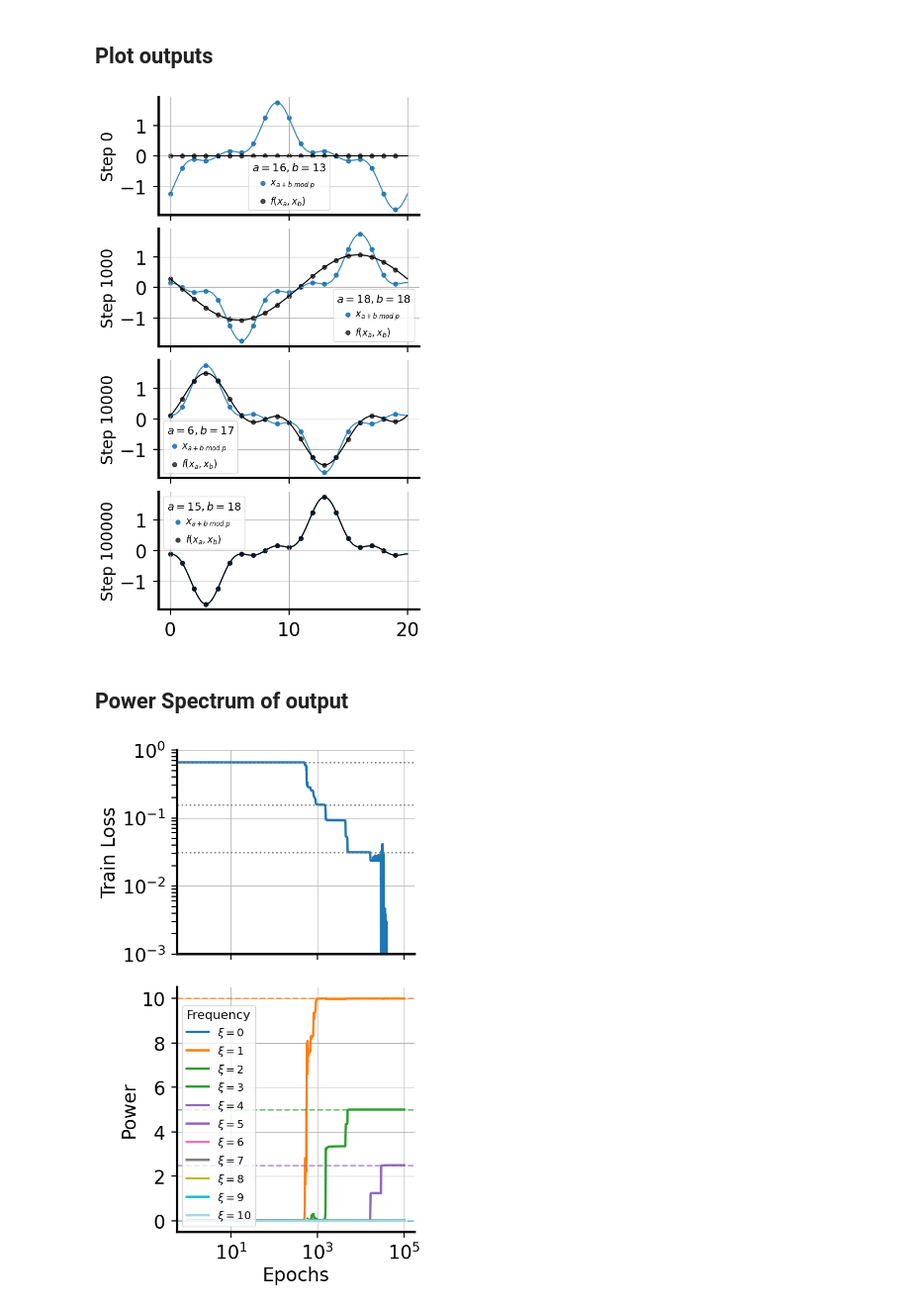
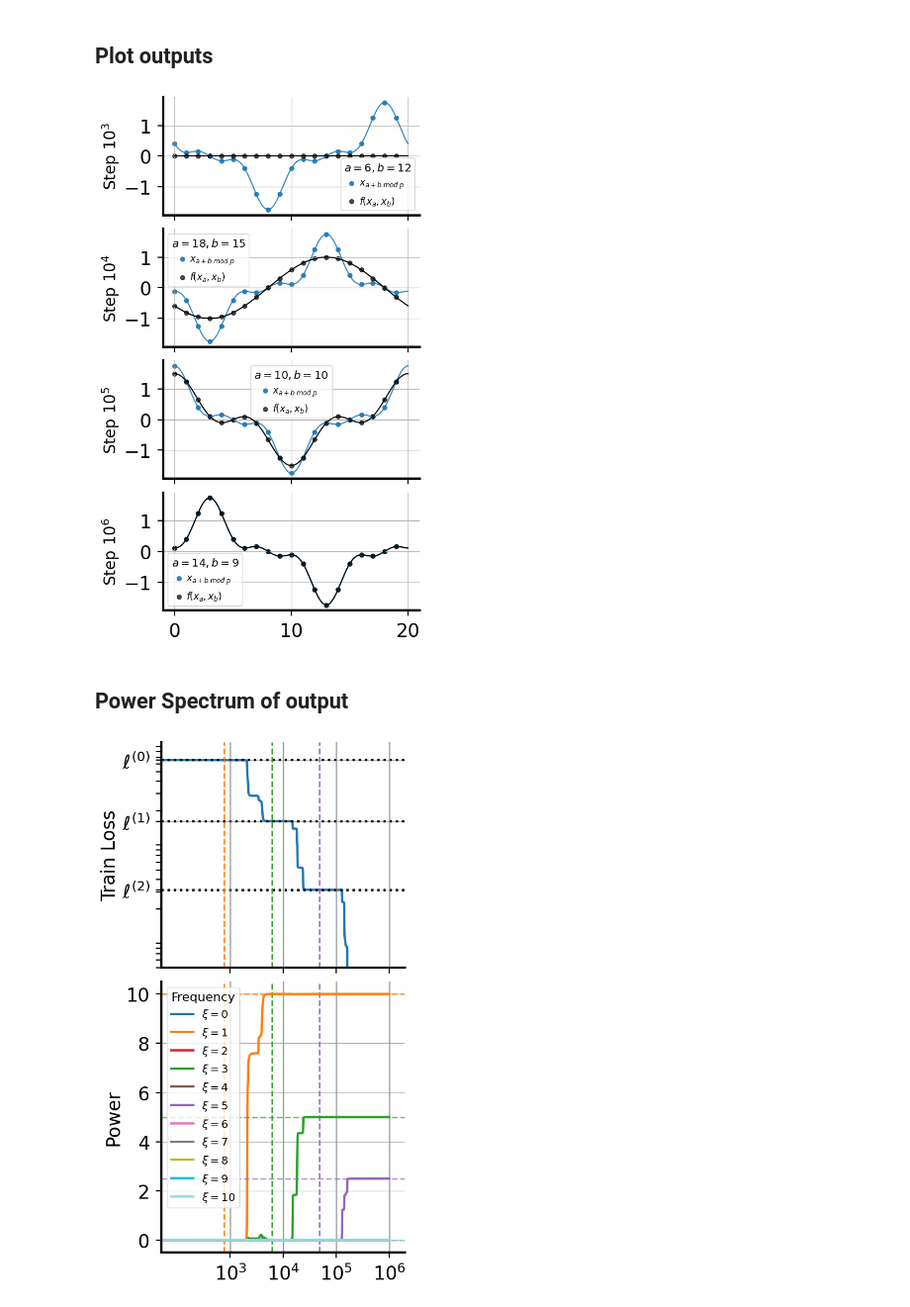
Before and after one commit to danielkunin/alternating-gradient-flows, a Jupyter notebook: modular arithmetic.ipynb, the cells around one changed output. Shown at 99% size. Saved outputs shown, nothing was run; the diff lists cells and outputs as text; code cells hidden in the pictures.

Commit message:
update figure

```diff
--- a/modular arithmetic.ipynb
+++ b/modular arithmetic.ipynb
@@ -349,7 +362,7 @@ power = power[sorted_idx]
 freq = freq[sorted_idx]
 
 # Colors by frequency
-highlight_colors = {1: 'tab:orange', 3: 'tab:green', 5: 'tab:red'}
+highlight_colors = {1: 'tab:orange', 3: 'tab:green', 5: 'tab:purple'}
 default_color = 'gray'
 
 # Horizontal lines for alpha_k
@@ -358,7 +371,7 @@ coef = 1 / p  # from PyTorch MSE reduction
 for k, alpha in enumerate(alpha_values):
     f = freq[k]
     color = highlight_colors.get(f, default_color)
-    ax.axhline(y=coef * alpha, color='gray', linestyle='dotted', linewidth=2)
+    ax.axhline(y=coef * alpha, color=color, linestyle='dotted', linewidth=2)
 
 # Vertical lines for tau_k
 theta0 = np.sqrt(2) * model.init_scale
@@ -384,7 +397,7 @@ import matplotlib.gridspec as gridspec
 
 # Steps and corresponding highlighted frequencies
 
-steps = [0, 1000, 10000, epochs-1]
+steps = [1000, 10000, 100000, epochs-1]
 highlight_freqs_list = [[], [1], [3], [5]]
 
 num_rows, num_cols = len(steps), 3
@@ -417,7 +430,9 @@ for row, index in enumerate(steps):
         manual_colors = {
             0: 'tab:blue',
             1: 'tab:orange',
+            2: 'tab:red',
             3: 'tab:green',
+            4: 'tab:brown',
             5: 'tab:purple',
         }
         freq_colors = [manual_colors.get(i, cmap(i)) for i in range(num_freqs)]
@@ -436,7 +451,7 @@ for row, index in enumerate(steps):
         interpolate(ax, w, color=color, continuous=True, alpha=alpha)
         ax.scatter(np.arange(p), w, color=color, s=10, alpha=alpha)
     if row == 0: ax.set_title("Weights", fontsize=24)
-    ax.set_ylabel(f"Step {index}",  fontsize=20)
+    ax.set_ylabel(fr"Step $10^{{{int(np.log10(index))}}}$", fontsize=20)
     style_axes(ax)
     if row < num_rows - 1:
         ax.tick_params(labelbottom=False)
@@ -472,13 +487,16 @@ for row, index in enumerate(steps):
         alpha = 0.9 if not highlight_freqs or dom_idx in highlight_freqs else 0.1
         ax.plot([phase, phase], [0, norm], color=color, linewidth=2, alpha=alpha)
         ax.scatter(phase, norm, color=color, s=40, alpha=alpha)
+        angles = np.arange(0, 360, 45)
+        ax.set_thetagrids(angles, [f"{a}°" if a in [45,135,225,315] else "" for a in angles])
+        ax.set_yticklabels([])
     if row == 0: ax.set_title("Phase", fontsize=24)
 
 # Shift polar plots left to reduce whitespace
 for row in range(num_rows):
     ax = axes[row, 2]
     pos = ax.get_position()
-    ax.set_position([pos.x0 - 0.135, pos.y0 - 0.1, pos.width, pos.height])
+    ax.set_position([pos.x0 - 0.135, pos.y0, pos.width, pos.height])
 
 plt.savefig("W-weights.pdf", bbox_inches='tight')
 # %% [output]
@@ -489,7 +507,7 @@ plt.savefig("W-weights.pdf", bbox_inches='tight')
 import matplotlib.pyplot as plt
 
 # Choose time steps to visualize
-steps_to_show = [0, 1000, 10000, epochs-1]
+steps_to_show = [1000, 10000, 100000, epochs-1]
 num_samples = 1  # how many examples to plot per row
 p = Y_tensor.shape[1]
 x = np.arange(p)
@@ -522,7 +540,7 @@ for row, step in enumerate(steps_to_show):
         ax.scatter(x, preds[i], color='k', s=30, alpha=0.7, label=label_pred)
 
     style_axes(ax)
-    ax.set_ylabel(f"Step {step}", fontsize=20)
+    ax.set_ylabel(fr"Step $10^{{{int(np.log10(step))}}}$", fontsize=20)
 
     # Only bottom row gets x-ticks
     if row < len(steps_to_show) - 1:
@@ -534,7 +552,7 @@ for row, step in enumerate(steps_to_show):
 plt.tight_layout()
 plt.savefig("predictions.pdf", bbox_inches='tight')
 # %% [output]
-[figure, old version]
+[figure, new version]
 # %% [markdown]
 ## Power Spectrum of output
 # %%
@@ -570,7 +588,9 @@ colors = [cmap(i) for i in range(num_freqs)]
 manual_colors = {
     0: 'tab:blue',
     1: 'tab:orange',
+    2: 'tab:red',
     3: 'tab:green',
+    4: 'tab:brown',
     5: 'tab:purple',
 }
 colors = [manual_colors.get(i, cmap(i)) for i in range(num_freqs)]
@@ -599,39 +619,50 @@ fig, (ax1, ax2) = plt.subplots(2, 1, figsize=(6, 10), sharex=True, height_ratios
 ax1.plot(loss_history, lw=3, color='tab:blue', label='Train Loss')
 ax1.set_yscale('log')
 ax1.set_ylabel("Train Loss", fontsize=24)
 ax1.tick_params(labelbottom=False)
 ax1.set_xticklabels([])
 
 for k, alpha in enumerate(alpha_values):
-    color = colors[k]
-    ax1.axhline(y=coef * alpha, color='grey', linestyle='dotted', linewidth=2)
-# for k, tau in enumerate(tau_values):
-#     color = colors[k + 1]
-#     ax1.axvline(x=tau / step_size, color=color, linestyle='dashed', linewidth=2)
+    color = colors[freq[k]]
+    ax1.axhline(y=coef * alpha, color='black', linestyle='dotted', linewidth=3)
+for k, tau in enumerate(tau_values):
+    color = colors[freq[k]]
+    ax1.axvline(x=tau / step_size, color=color, linestyle='dashed', linewidth=2)
+    ax2.axvline(x=tau / step_size, color=color, linestyle='dashed', linewidth=2)
+
+time_steps = [1000, 10000, 100000, epochs-1]
+for k, step in enumerate(time_steps):
+    ax1.axvline(x=step, color='grey', alpha=0.5, linestyle='solid', linewidth=2)
+    ax2.axvline(x=step, color='grey', alpha=0.5, linestyle='solid', linewidth=2)
+
 
 # --- Bottom: Fourier Power ---
 for k in range(num_freqs):
     color = colors[k]
     ax2.plot(steps, powers_over_time[:, k], color=color, lw=3, label=fr"$\xi = {k}$")
     ax2.axhline(template_power[k], color=color, linestyle='dashed', linewidth=2, alpha=0.7)
 
 ax2.set_ylabel("Power", fontsize=24)
-ax2.set_xlabel("Epochs", fontsize=24)
-ax2.legend(fontsize=14, title="Frequency", title_fontsize=16, loc='lower left')
+# ax2.set_xlabel("Epochs", fontsize=24)
+ax2.legend(fontsize=14, title="Frequency", title_fontsize=16, loc='upper left')
 
 # --- Formatting ---
 ax1.set_xscale('log')
 ax2.set_xscale('log')
 style_axes(ax1)
 style_axes(ax2)
 ax1.grid(True)
 ax2.grid(True)
 
-ax1.set_ylim(1e-3, 1e0)
+ax1.set_ylim(5e-3, 1e0)
 ax1.tick_params(labelbottom=False)
+ax2.set_xlim(5e1, 2e6)
+ax2.set_xticks(time_steps)
+ax1.set_yticks([coef * a for a in alpha_values])
+ax1.set_yticklabels([r'$\ell^{(0)}$', r'$\ell^{(1)}$', r'$\ell^{(2)}$'])
 
 plt.tight_layout()
 plt.savefig("combined_loss_power.pdf", bbox_inches="tight")
 plt.show()
 # %% [output]
-[figure, old version]
+[figure, new version]
```
Also changed, not shown: parts of 4 cells of this notebook.
